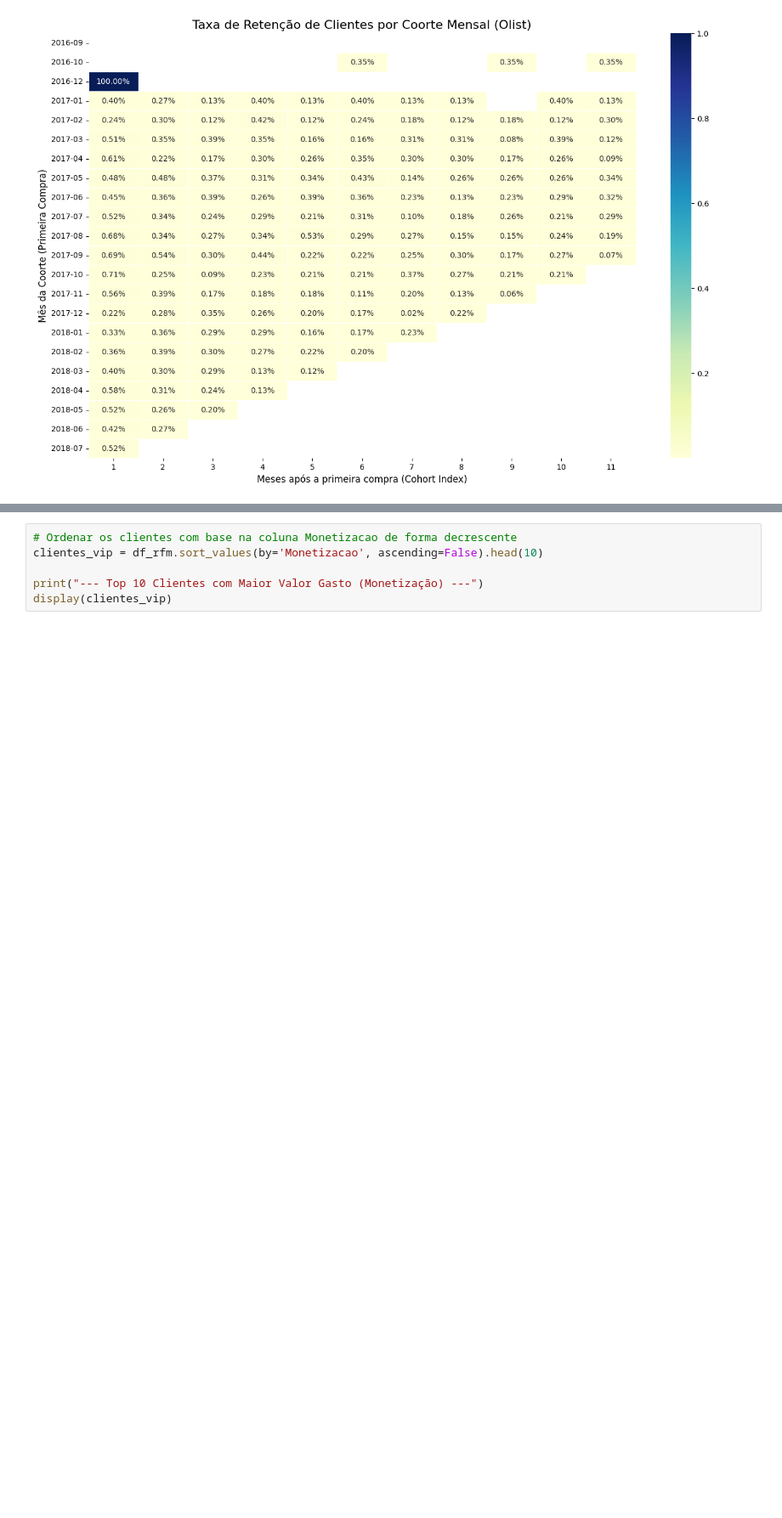
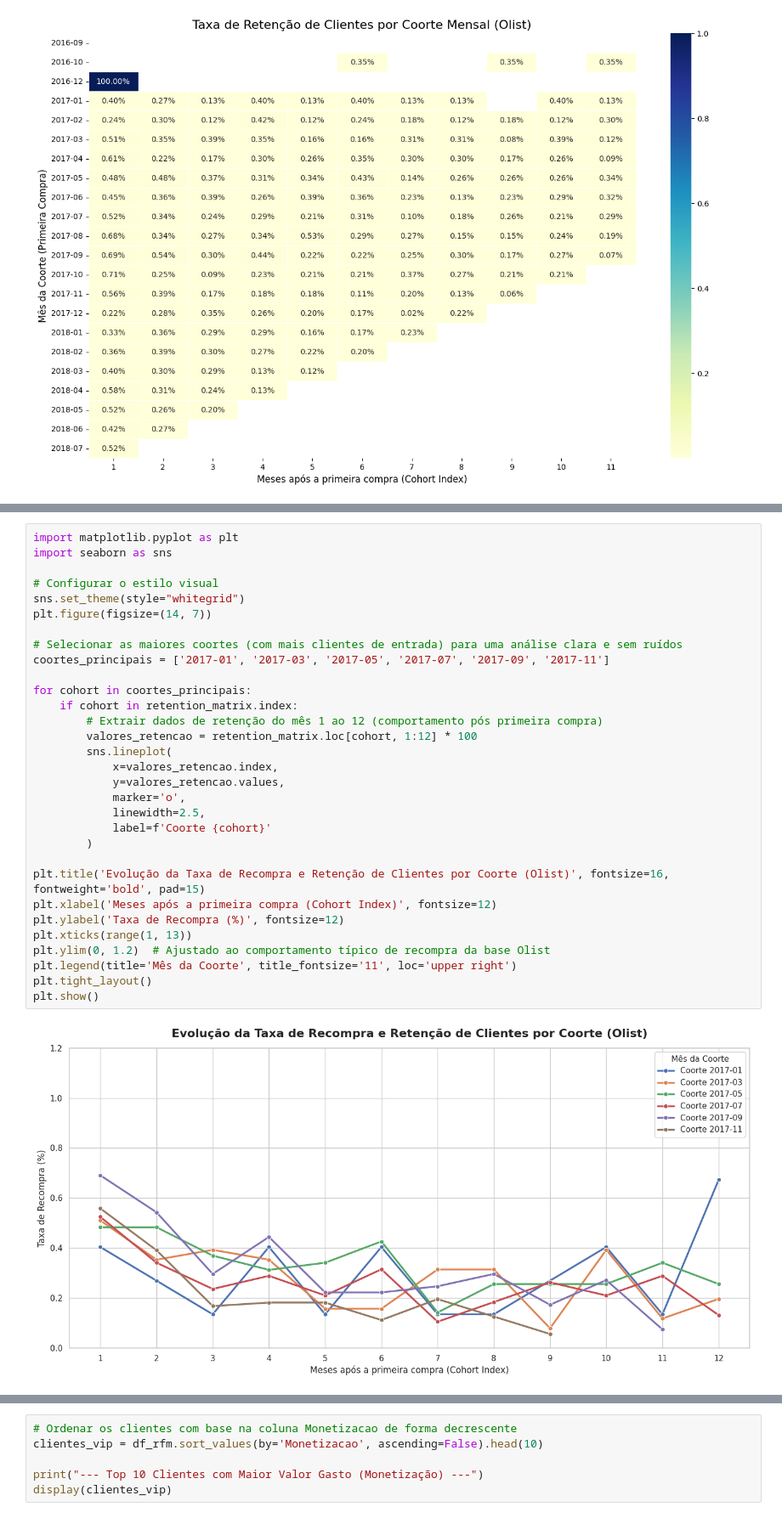
Before and after one commit to HelviaOliveira/dplyr, a Jupyter notebook: Comportamento e Pagamentos.ipynb, the cells around one changed output, grey strips where cells are left out. Shown at 85% size. Cells and saved outputs as stored; diff of their text form; blank space fills up the shorter version.

```diff
--- a/Comportamento e Pagamentos.ipynb
+++ b/Comportamento e Pagamentos.ipynb
@@ -227,3 +260,36 @@ plt.show()
+# %%
+import matplotlib.pyplot as plt
+import seaborn as sns
+
+# Configurar o estilo visual
+sns.set_theme(style="whitegrid")
+plt.figure(figsize=(14, 7))
+
+# Selecionar as maiores coortes (com mais clientes de entrada) para uma análise clara e sem ruídos
+coortes_principais = ['2017-01', '2017-03', '2017-05', '2017-07', '2017-09', '2017-11']
+
+for cohort in coortes_principais:
+    if cohort in retention_matrix.index:
+        # Extrair dados de retenção do mês 1 ao 12 (comportamento pós primeira compra)
+        valores_retencao = retention_matrix.loc[cohort, 1:12] * 100
+        sns.lineplot(
+            x=valores_retencao.index,
+            y=valores_retencao.values,
+            marker='o',
+            linewidth=2.5,
+            label=f'Coorte {cohort}'
+        )
+
+plt.title('Evolução da Taxa de Recompra e Retenção de Clientes por Coorte (Olist)', fontsize=16, fontweight='bold', pad=15)
+plt.xlabel('Meses após a primeira compra (Cohort Index)', fontsize=12)
+plt.ylabel('Taxa de Recompra (%)', fontsize=12)
+plt.xticks(range(1, 13))
+plt.ylim(0, 1.2)  # Ajustado ao comportamento típico de recompra da base Olist
+plt.legend(title='Mês da Coorte', title_fontsize='11', loc='upper right')
+plt.tight_layout()
+plt.show()
+# %% [output]
+[figure, added]
 # %%
 import pandas as pd
 
```
Also changed, not shown: parts of 4 cells of this notebook.
